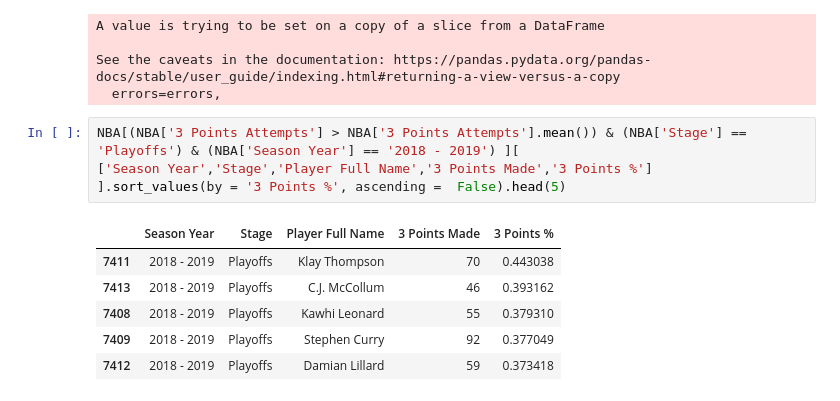
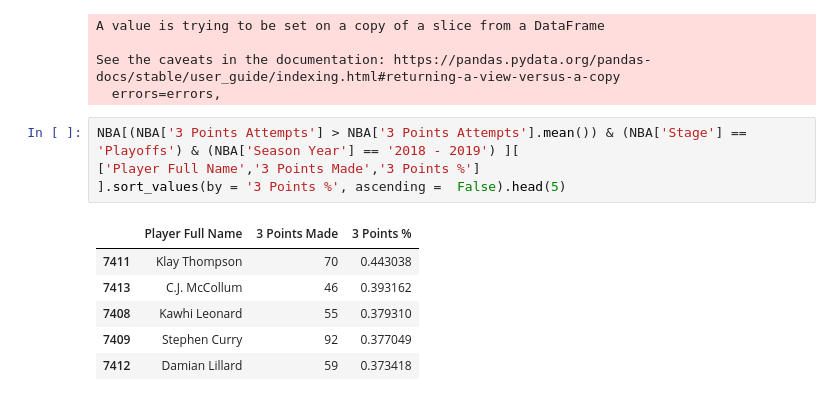
Before and after one commit to MazonSzymon/BasketBall, a Jupyter notebook: BasketBall.ipynb, the cells around one changed output. Cells and saved outputs as stored; diff of their text form.

```diff
--- a/BasketBall.ipynb
+++ b/BasketBall.ipynb
@@ -151,12 +151,12 @@ See the caveats in the documentation: https://pandas.pydata.org/pandas-docs/stab
   errors=errors,
 # %%
 NBA[(NBA['3 Points Attempts'] > NBA['3 Points Attempts'].mean()) & (NBA['Stage'] == 'Playoffs') & (NBA['Season Year'] == '2018 - 2019') ][
-['Season Year','Stage','Player Full Name','3 Points Made','3 Points %']
+['Player Full Name','3 Points Made','3 Points %']
 ].sort_values(by = '3 Points %', ascending =  False).head(5)
 # %% [output]
-|  | Season Year | Stage | Player Full Name | 3 Points Made | 3 Points % |
-| 7411 | 2018 - 2019 | Playoffs | Klay Thompson | 70 | 0.443038 |
-| 7413 | 2018 - 2019 | Playoffs | C.J. McCollum | 46 | 0.393162 |
-| 7408 | 2018 - 2019 | Playoffs | Kawhi Leonard | 55 | 0.379310 |
-| 7409 | 2018 - 2019 | Playoffs | Stephen Curry | 92 | 0.377049 |
-| 7412 | 2018 - 2019 | Playoffs | Damian Lillard | 59 | 0.373418 |
+|  | Player Full Name | 3 Points Made | 3 Points % |
+| 7411 | Klay Thompson | 70 | 0.443038 |
+| 7413 | C.J. McCollum | 46 | 0.393162 |
+| 7408 | Kawhi Leonard | 55 | 0.379310 |
+| 7409 | Stephen Curry | 92 | 0.377049 |
+| 7412 | Damian Lillard | 59 | 0.373418 |
```
Also changed, not shown: parts of 1 cell of this notebook.
